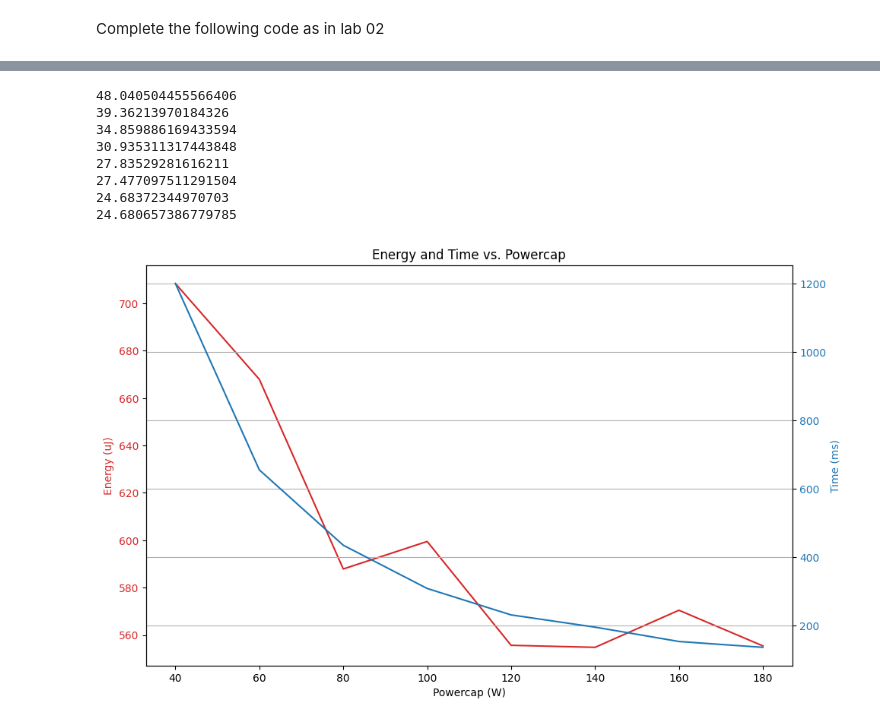
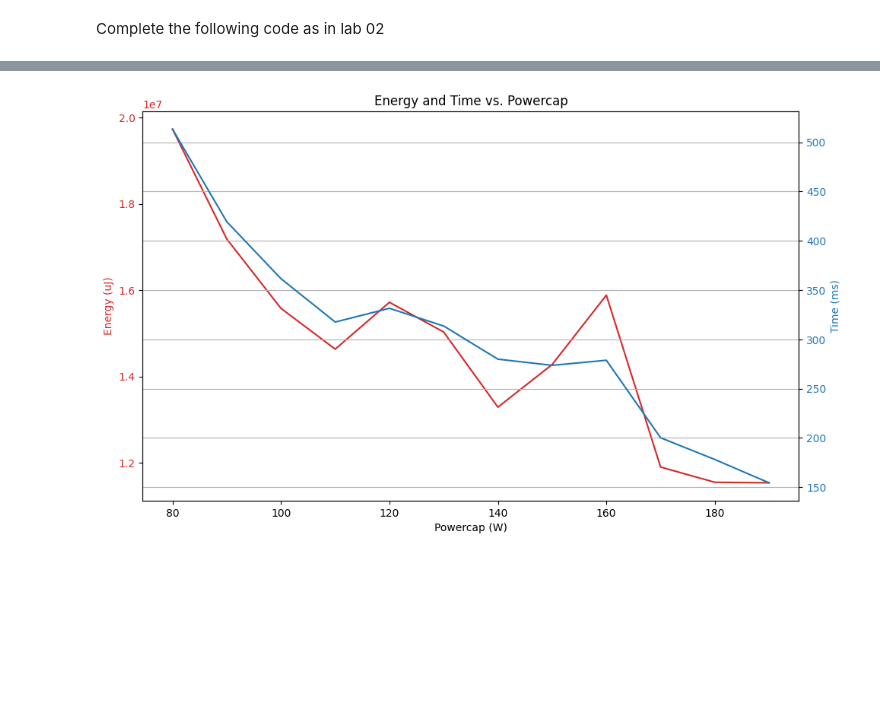
Before and after one commit to JanChyczynski/eumaster4hpc-energy-aware-computing, a Jupyter notebook: docker-image/jupyter/04 RAPL Metrics.ipynb, the cells around one changed output, grey strips where cells are left out. Drawn from its saved outputs; the diff is of its cells as text; code cells hidden in the pictures; blank space fills up the shorter version.

```diff
--- a/docker-image/jupyter/04 RAPL Metrics.ipynb
+++ b/docker-image/jupyter/04 RAPL Metrics.ipynb
@@ -73,6 +95,6 @@ Current energy counter value: 188
 # %%
 def set_powercap(watts_limit: int):
-    pass
-    #TODO short term vs long term?
-    # with open(f"{cpu_zone}/constraint_1_power_limit_uw", "w") as file:
-    #    return file.write(watts_limit * 1000_000)
+    # pass
+    # TODO short term vs long term?
+    with open(f"{cpu_zone}/constraint_1_power_limit_uw", "w") as file:
+        return file.write(str(watts_limit * 1000_000))
@@ -94,66 +116,84 @@ def percent_diff(energy: float, time: float, init_energy: float, init_time: floa
 # %%
-
-
 def run_task(*args):
     # time.sleep(0.05)
-    time.sleep(0.05 + randrange(10)/100)
-    # subprocess.call(['eumaster4hpc-task', *args])
+    # time.sleep(0.05 + randrange(10)/100)
+    #subprocess.call(['././eumaster4hpc-task', *args])
+    dim = 1000
+    m = np.random.rand(dim, dim)
+    n = np.random.rand(dim, dim)
+    multiply = m @ n
+    np.linalg.inv(multiply)
 
 def benchmark_once(powercap_w: int, *args):
     set_powercap(powercap_w)
 
     time1 = time.time()
-    energy1 = 0
-    # energy1 = energy_uj()
+    # energy1 = 0
+    energy1 = energy_uj()
     time.sleep(300/powercap_w**1.5)
-    # run_task(*args)
+    run_task(*args)
     time2 = time.time()
-    # energy2 = energy_uj()
+    energy2 = energy_uj()
 
 
     total_time = time2 - time1
-    energy2 = mock_energy(total_time, powercap_w)
+    # energy2 = mock_energy(total_time, powercap_w)
     total_energy = energy_consumption(energy1, energy2)
 
     return total_time * 1000, total_energy
 
+def benchmark_ntimes(times: int, powercap_w: int, *args):
 
-tested_powercaps = [i for i in range(40, 200, 20)]
+    total_time = 0
+    total_energy = 0
+    min_time = 1e9
+    min_energy = 1e9
+    max_time = 0
+    max_energy = 0
+
+    for _ in range(times):
+        response = benchmark_once(powercap_w, *args)
+        total_time += response[0]
+        total_energy += response[1]
+
+        min_time = min(min_time, response[0])
+        min_energy = min(min_energy, response[1])
+
+        max_time = max(max_time, response[0])
+        max_energy = max(max_energy, response[1])
+
+    avg_time = (total_time - min_time - max_time) / (times - 2)
+    avg_energy = (total_energy - min_energy - max_energy) / (times - 2)
+    return avg_time, avg_energy
+
+tested_powercaps = [i for i in range(80, 200, 10)]
 
 energies = []
 times = []
-
+ntimes = 10
 
 for powercap in tested_powercaps:
-    time_result, energy_result = benchmark_once(powercap)
+    time_result, energy_result = benchmark_ntimes(ntimes, powercap)
     energies.append(energy_result)
     times.append(time_result)
 
 fig, ax1 = plt.subplots(figsize=(10, 6))
 
 color = 'tab:red'
 ax1.set_xlabel('Powercap (W)')
 ax1.set_ylabel('Energy (uJ)', color=color)
 ax1.plot(tested_powercaps, energies, color=color, label='Energy')
 ax1.tick_params(axis='y', labelcolor=color)
 
 ax2 = ax1.twinx()
 color = 'tab:blue'
 ax2.set_ylabel('Time (ms)', color=color)
 ax2.plot(tested_powercaps, times, color=color, label='Time')
 ax2.tick_params(axis='y', labelcolor=color)
 
 fig.tight_layout()
 plt.title('Energy and Time vs. Powercap')
 plt.grid(True)
 plt.show()
 # %% [output]
-48.040504455566406
-39.36213970184326
-34.859886169433594
-30.935311317443848
-27.83529281616211
-27.477097511291504
-24.68372344970703
-24.680657386779785
-[figure, old version]
+[figure, new version]
```
Also changed, not shown: parts of 15 cells of this notebook.
